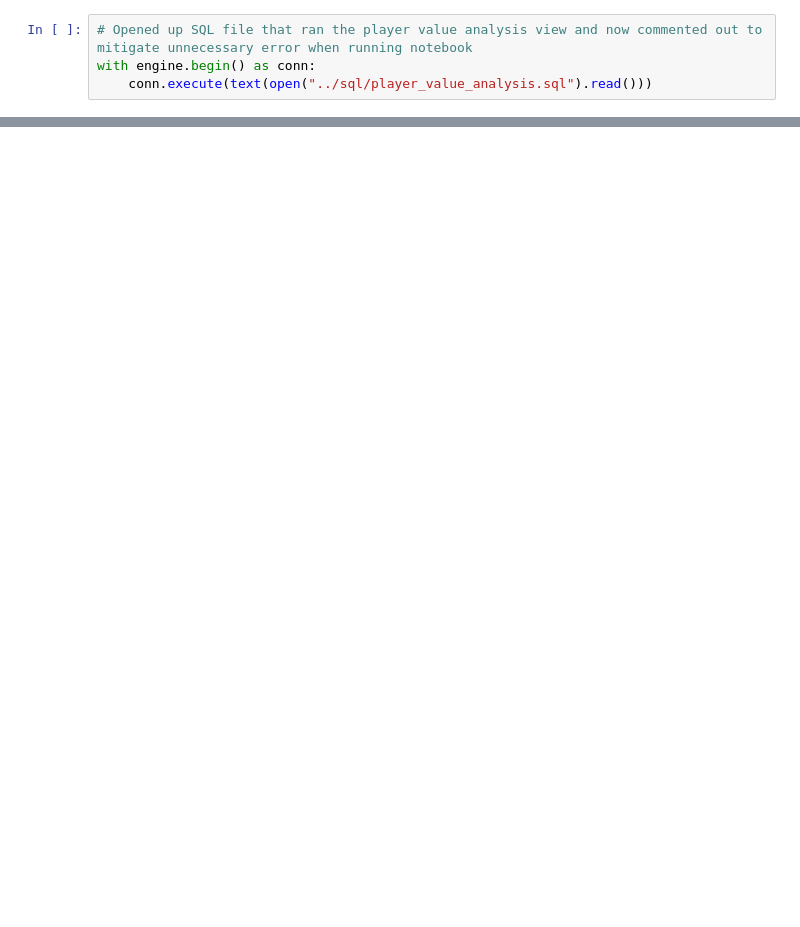
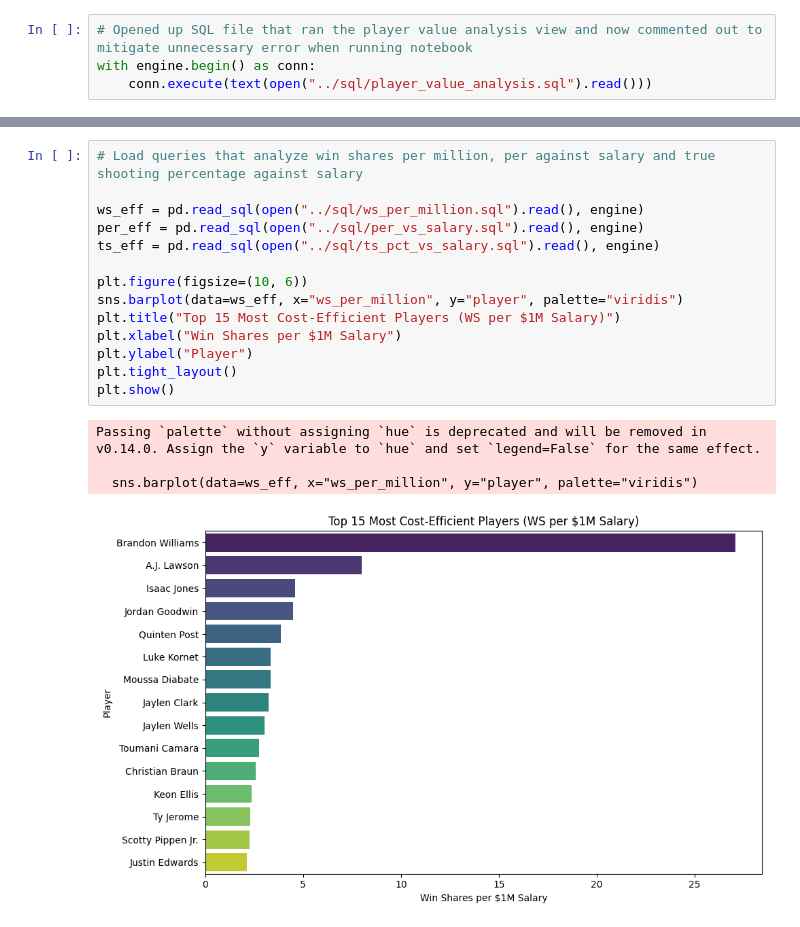
Before and after one commit to Hundo17/NBA_Contract_Value_Analysis, a Jupyter notebook: notebooks/Day2_Data_Cleaning.ipynb, the cells around one changed output, grey strips where cells are left out. Saved outputs shown, nothing was run; the diff lists cells and outputs as text; blank space fills up the shorter version.

```diff
--- a/notebooks/Day2_Data_Cleaning.ipynb
+++ b/notebooks/Day2_Data_Cleaning.ipynb
@@ -406,0 +454,19 @@ display(df_value_analysis)
+# %%
+# Load queries that analyze win shares per million, per against salary and true shooting percentage against salary
+
+ws_eff = pd.read_sql(open("../sql/ws_per_million.sql").read(), engine)
+per_eff = pd.read_sql(open("../sql/per_vs_salary.sql").read(), engine)
+ts_eff = pd.read_sql(open("../sql/ts_pct_vs_salary.sql").read(), engine)
+
+plt.figure(figsize=(10, 6))
+sns.barplot(data=ws_eff, x="ws_per_million", y="player", palette="viridis")
+plt.title("Top 15 Most Cost-Efficient Players (WS per $1M Salary)")
+plt.xlabel("Win Shares per $1M Salary")
+plt.ylabel("Player")
+plt.tight_layout()
+plt.show()
+# %% [output]
+Passing `palette` without assigning `hue` is deprecated and will be removed in v0.14.0. Assign the `y` variable to `hue` and set `legend=False` for the same effect.
+
+  sns.barplot(data=ws_eff, x="ws_per_million", y="player", palette="viridis")
+[figure, added]
```
Also changed, not shown: parts of 9 cells of this notebook, 6 other files.
